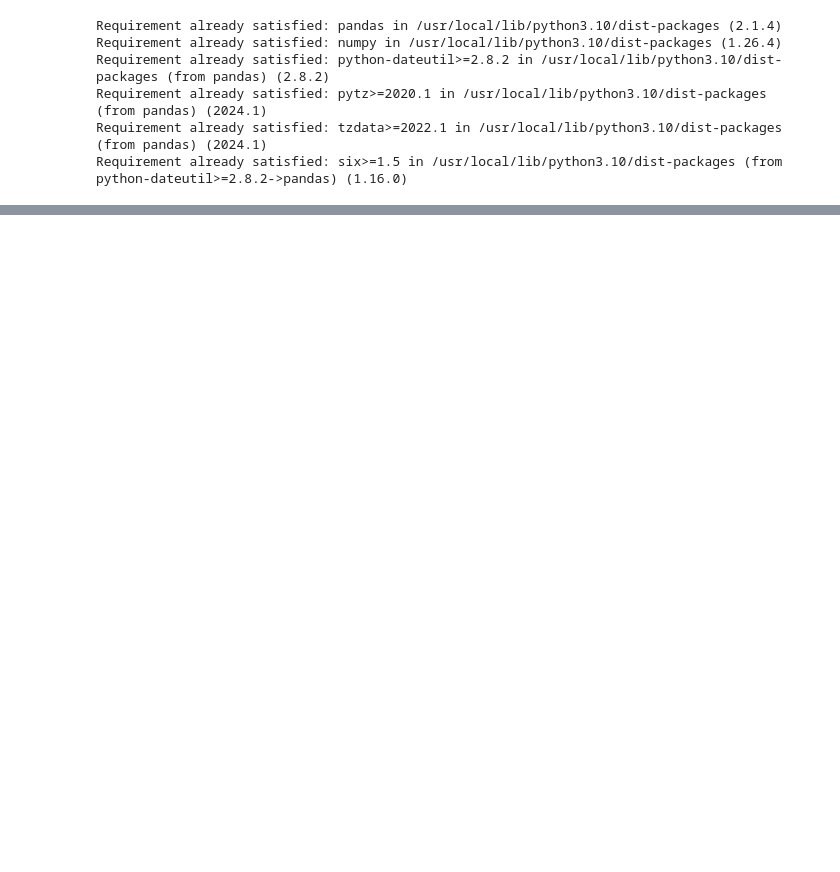
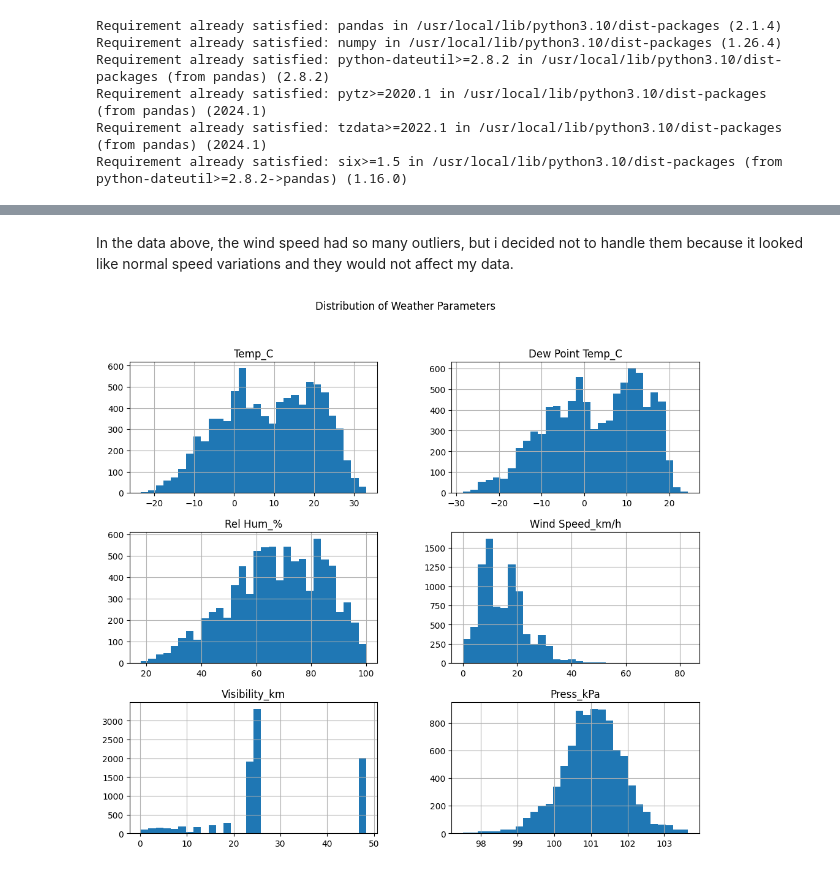
Before and after one commit to kelvinmw1/week2_data_science-assignment, a Jupyter notebook: week_2_project.ipynb, the cells around one changed output, grey strips where cells are left out. Drawn from its saved outputs; the diff is of its cells as text; code cells hidden in the pictures; blank space fills up the shorter version.

```diff
--- a/week_2_project.ipynb
+++ b/week_2_project.ipynb
@@ -99,0 +106,10 @@ Clear                                     6.825716          0.089367
+# %% [markdown]
+In the data above, the wind speed had so many outliers, but i decided not to handle them because it looked like normal speed variations and they would not affect my data.
+# %%
+#let us now look at the weather distribution patterns using a histogram
+
+df.hist(figsize=(12, 10), bins=30)
+plt.suptitle('Distribution of Weather Parameters')
+plt.show()
+# %% [output]
+[figure, added]
```
Also changed, not shown: parts of 9 cells of this notebook.
